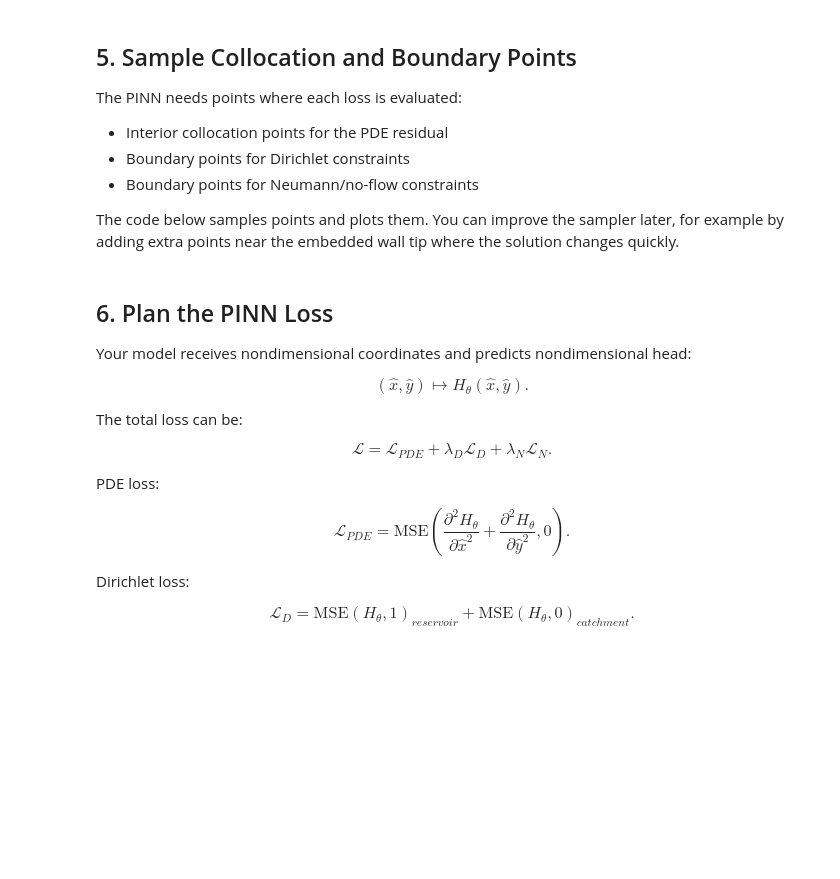
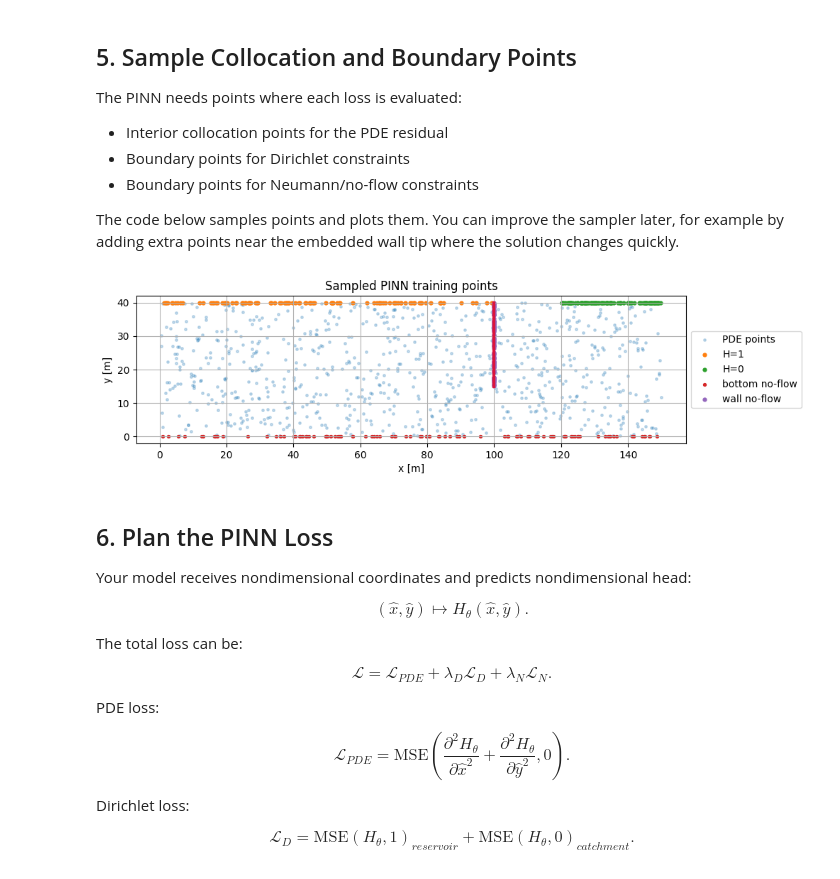
Before and after one commit to omarabdesslem/PIIM, a Jupyter notebook: Code/forward_PIINN.ipynb, the cells around one changed output. Saved outputs shown, nothing was run; the diff lists cells and outputs as text; code cells hidden in the pictures; blank space fills up the shorter version.

Commit message:
Simplified Notebook

```diff
--- a/Code/forward_PIINN.ipynb
+++ b/Code/forward_PIINN.ipynb
@@ -49,9 +46,11 @@ where:
 
 For a forward PINN, we do **not** train on `FINIT`; here we only inspect it so we understand the geometry and have something to compare with after training.
 # %%
-data_path = Path("../Data/heads/20_5_25.xlsx")
+# This path assumes the notebook is opened from the Code/ folder.
+# If your kernel starts from the project root, use: "Data/heads/20_5_25.xlsx"
+data_path = "../Data/heads/20_5_25.xlsx"
 
-h1, h2, hd = map(float, data_path.stem.split("_"))
+h1, h2, hd = map(float, data_path.split("/")[-1].replace(".xlsx", "").split("_"))
 df = pd.read_excel(data_path).dropna()
 
 print(f"case: h1={h1:g} m, h2={h2:g} m, hd={hd:g} m")
@@ -194,47 +219,47 @@ The code below samples points and plots them. You can improve the sampler later,
 rng = np.random.default_rng(7)
 
 def sample_interior(n):
-    x = rng.uniform(0, L, size=n)
-    y = rng.uniform(0, D, size=n)
+    x = rng.uniform(0, L, n)
+    y = rng.uniform(0, D, n)
     return np.column_stack([x, y])
 
-def sample_boundaries(n_each):
-    s = rng.uniform(0, 1, size=n_each)
-
-    reservoir = np.column_stack([rng.uniform(0, x_res, size=n_each), np.full(n_each, D)])
-    catchment = np.column_stack([rng.uniform(x_dam, L, size=n_each), np.full(n_each, D)])
-    bottom = np.column_stack([rng.uniform(0, L, size=n_each), np.zeros(n_each)])
-    left = np.column_stack([np.zeros(n_each), rng.uniform(0, D, size=n_each)])
-    right = np.column_stack([np.full(n_each, L), rng.uniform(0, D, size=n_each)])
-    dam_top = np.column_stack([rng.uniform(x_res, x_dam, size=n_each), np.full(n_each, D)])
-    wall = np.column_stack([np.full(n_each, x_wall), rng.uniform(D - hd, D, size=n_each)])
+def sample_boundaries(n):
+    reservoir = np.column_stack([rng.uniform(0, x_res, n), D * np.ones(n)])
+    catchment = np.column_stack([rng.uniform(x_dam, L, n), D * np.ones(n)])
+    bottom = np.column_stack([rng.uniform(0, L, n), np.zeros(n)])
+    left = np.column_stack([np.zeros(n), rng.uniform(0, D, n)])
+    right = np.column_stack([L * np.ones(n), rng.uniform(0, D, n)])
+    dam_top = np.column_stack([rng.uniform(x_res, x_dam, n), D * np.ones(n)])
+    wall = np.column_stack([x_wall * np.ones(n), rng.uniform(D - hd, D, n)])
 
     return {
         "reservoir": reservoir,
         "catchment": catchment,
         "bottom": bottom,
         "left": left,
         "right": right,
         "dam_top": dam_top,
         "wall": wall,
     }
 
 xy_int = sample_interior(800)
 bc = sample_boundaries(100)
 
 fig, ax = plt.subplots(figsize=(10, 4))
 ax.scatter(xy_int[:, 0], xy_int[:, 1], s=6, alpha=0.25, label="PDE points")
 ax.scatter(bc["reservoir"][:, 0], bc["reservoir"][:, 1], s=12, label="H=1")
 ax.scatter(bc["catchment"][:, 0], bc["catchment"][:, 1], s=12, label="H=0")
-ax.scatter(bc["bottom"][:, 0], bc["bottom"][:, 1], s=8, label="no-flow")
+ax.scatter(bc["bottom"][:, 0], bc["bottom"][:, 1], s=8, label="bottom no-flow")
 ax.scatter(bc["wall"][:, 0], bc["wall"][:, 1], s=12, label="wall no-flow")
 ax.plot([x_wall, x_wall], [D-hd, D], color="crimson", lw=3)
 ax.set_xlabel("x [m]")
 ax.set_ylabel("y [m]")
 ax.set_aspect("equal", adjustable="box")
 ax.legend(loc="center left", bbox_to_anchor=(1, 0.5))
 ax.set_title("Sampled PINN training points")
 plt.show()
+# %% [output]
+[figure, added]
 # %% [markdown]
 ## 6. Plan the PINN Loss
 
```
Also changed, not shown: parts of 8 cells of this notebook.
